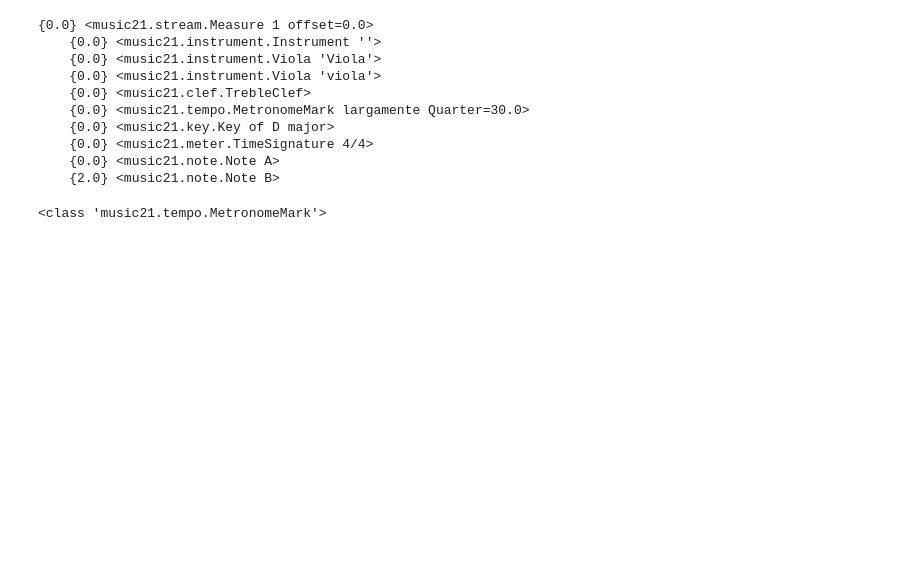
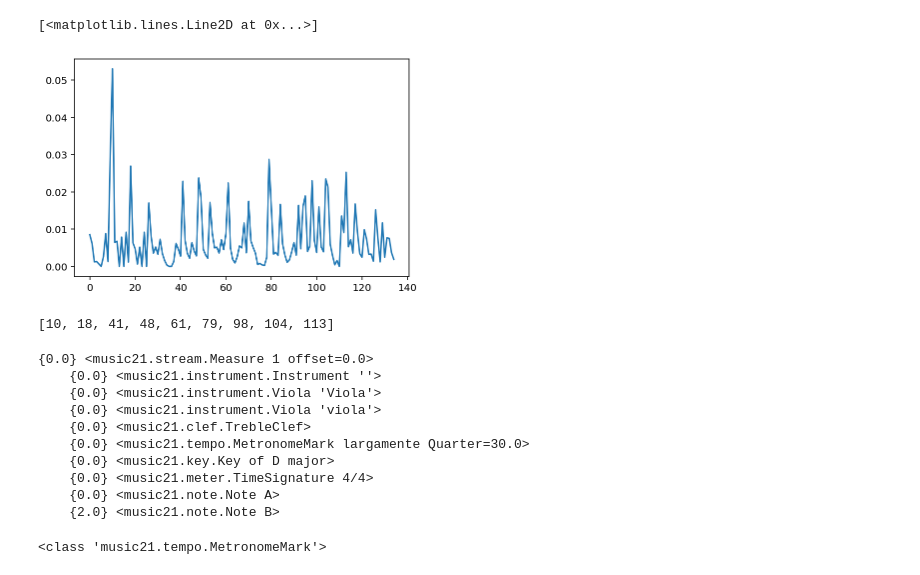
Before and after one commit to ludmilaasb/qumusic-reduction, a Jupyter notebook: src/test_qubo_form.ipynb, the cells around one changed output. Cells and saved outputs as stored; diff of their text form; code cells hidden in the pictures; blank space fills up the shorter version.

```diff
--- a/src/test_qubo_form.ipynb
+++ b/src/test_qubo_form.ipynb
@@ -30,0 +89,27 @@ file.show()
+# %%
+no_parts = len(file.parts)
+rpitch = get_doc(no_parts,pitch_int)
+rioi = get_doc(no_parts,ioi)
+rrests = get_doc(no_parts,rests)
+# %%
+def get_strength(no_parts,intervals,doc):
+    sdict = defaultdict(list)
+    for i in range(no_parts):
+        slist = [intervals[i][j+1]*(doc[i][j]+doc[i][j+1]) for j in range(len(intervals[i])-1)]
+        s = sum(slist)
+        normed_s = [r/s for r in slist]
+        sdict[i] = normed_s
+    return sdict
+# %%
+spitch = get_strength(no_parts,pitch_int,rpitch)
+sioi = get_strength(no_parts,ioi,rioi)
+#srest = get_strength(no_parts,rests,rrests)
+# %%
+for i in range(no_parts):
+    lbsp[i] = [0.25*pitch+0.75*ioi for pitch,ioi in zip(spitch[i],sioi[i])]
+# %%
+import matplotlib.pyplot as plt
+plt.plot(lbsp[0])
+# %% [output]
+[<matplotlib.lines.Line2D at 0x...>]
+[figure, added]
@@ -31,3 +123,7 @@ file.show()
+# %%
+find_maxima(lbsp[0],0.02)
+# %% [output]
+[10, 18, 41, 48, 61, 79, 98, 104, 113]
 # %%
 def get_entropy_from_measure(file,track,measure):
     E_p = get_pitches(file.measure(measure).parts[track])
```
Also changed, not shown: parts of 11 cells of this notebook.
